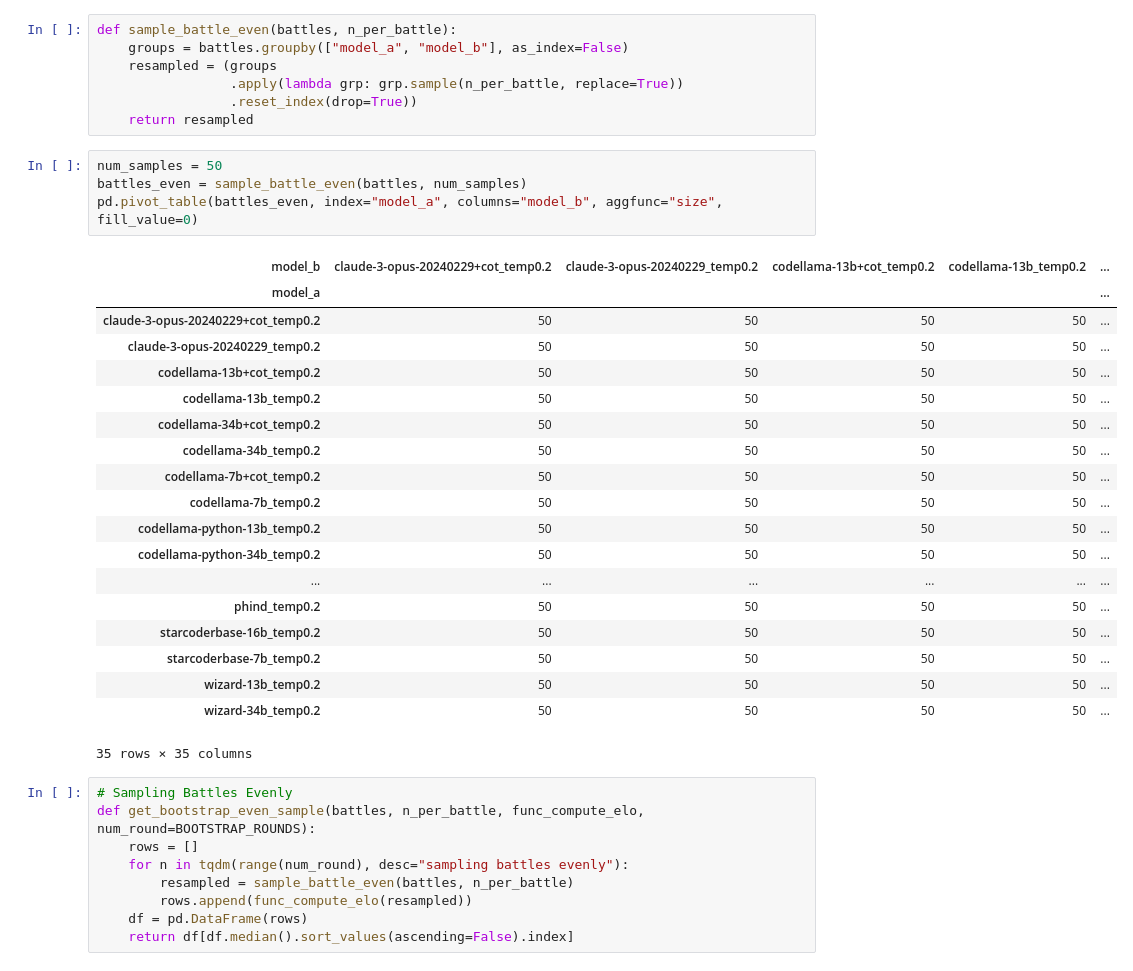
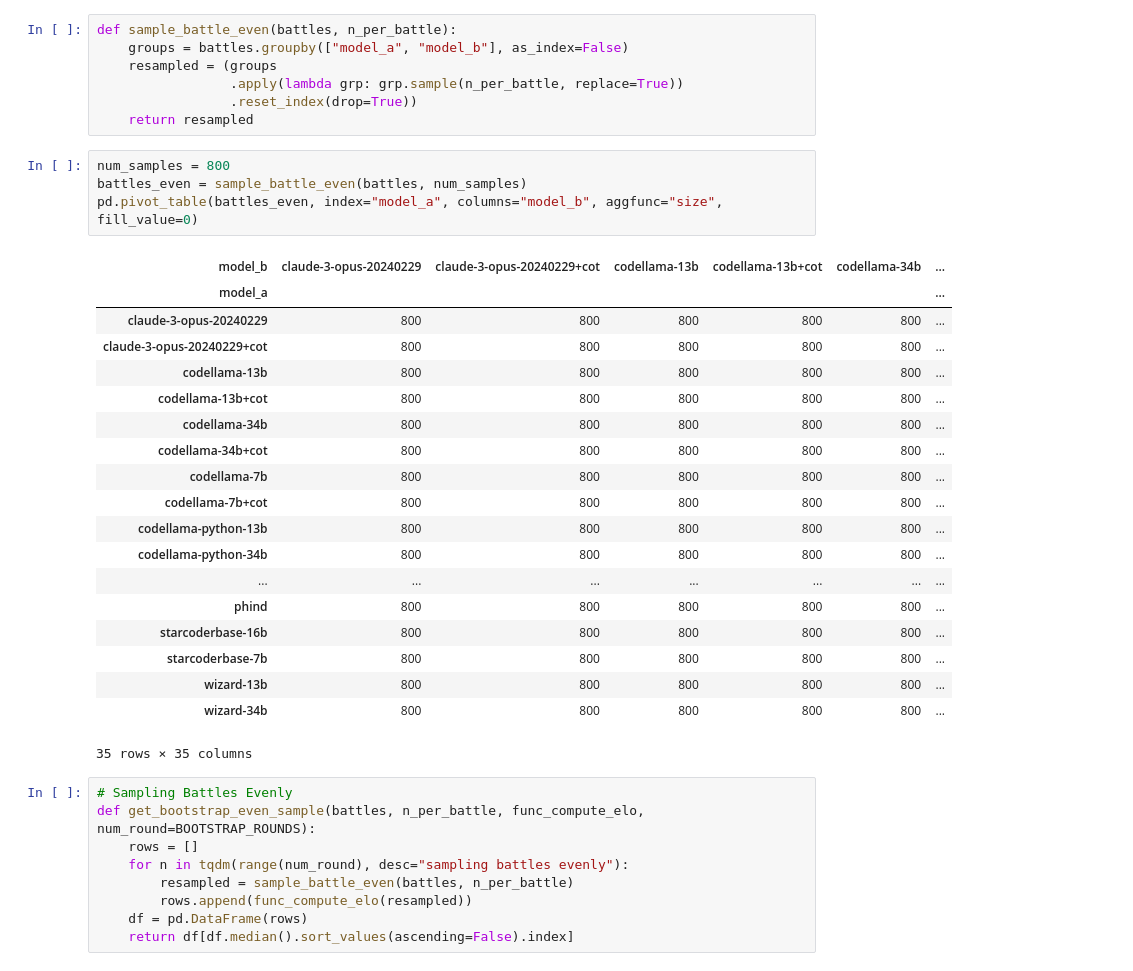
Before and after one commit to crux-eval/eval-arena, a Jupyter notebook: Chatbot_Arena_MLE_Elo_Rating_(Bradley_Terry_model)_Calculation_(Apr_22,_2024).ipynb, the cells around one changed output. Cells and saved outputs as stored; diff of their text form.

```diff
--- a/Chatbot_Arena_MLE_Elo_Rating_(Bradley_Terry_model)_Calculation_(Apr_22,_2024).ipynb
+++ b/Chatbot_Arena_MLE_Elo_Rating_(Bradley_Terry_model)_Calculation_(Apr_22,_2024).ipynb
@@ -701,28 +703,28 @@ def sample_battle_even(battles, n_per_battle):
                  .reset_index(drop=True))
     return resampled
 # %%
-num_samples = 50
+num_samples = 800
 battles_even = sample_battle_even(battles, num_samples)
 pd.pivot_table(battles_even, index="model_a", columns="model_b", aggfunc="size", fill_value=0)
 # %% [output]
-| model_b | claude-3-opus-20240229+cot_temp0.2 | claude-3-opus-20240229_temp0.2 | codellama-13b+cot_temp0.2 | codellama-13b_temp0.2 | ... |
-| model_a |  |  |  |  | ... |
-| claude-3-opus-20240229+cot_temp0.2 | 50 | 50 | 50 | 50 | ... |
-| claude-3-opus-20240229_temp0.2 | 50 | 50 | 50 | 50 | ... |
-| codellama-13b+cot_temp0.2 | 50 | 50 | 50 | 50 | ... |
-| codellama-13b_temp0.2 | 50 | 50 | 50 | 50 | ... |
-| codellama-34b+cot_temp0.2 | 50 | 50 | 50 | 50 | ... |
-| codellama-34b_temp0.2 | 50 | 50 | 50 | 50 | ... |
-| codellama-7b+cot_temp0.2 | 50 | 50 | 50 | 50 | ... |
-| codellama-7b_temp0.2 | 50 | 50 | 50 | 50 | ... |
-| codellama-python-13b_temp0.2 | 50 | 50 | 50 | 50 | ... |
-| codellama-python-34b_temp0.2 | 50 | 50 | 50 | 50 | ... |
-| ... | ... | ... | ... | ... | ... |
-| phind_temp0.2 | 50 | 50 | 50 | 50 | ... |
-| starcoderbase-16b_temp0.2 | 50 | 50 | 50 | 50 | ... |
-| starcoderbase-7b_temp0.2 | 50 | 50 | 50 | 50 | ... |
-| wizard-13b_temp0.2 | 50 | 50 | 50 | 50 | ... |
-| wizard-34b_temp0.2 | 50 | 50 | 50 | 50 | ... |
+| model_b | claude-3-opus-20240229 | claude-3-opus-20240229+cot | codellama-13b | codellama-13b+cot | codellama-34b | ... |
+| model_a |  |  |  |  |  | ... |
+| claude-3-opus-20240229 | 800 | 800 | 800 | 800 | 800 | ... |
+| claude-3-opus-20240229+cot | 800 | 800 | 800 | 800 | 800 | ... |
+| codellama-13b | 800 | 800 | 800 | 800 | 800 | ... |
+| codellama-13b+cot | 800 | 800 | 800 | 800 | 800 | ... |
+| codellama-34b | 800 | 800 | 800 | 800 | 800 | ... |
+| codellama-34b+cot | 800 | 800 | 800 | 800 | 800 | ... |
+| codellama-7b | 800 | 800 | 800 | 800 | 800 | ... |
+| codellama-7b+cot | 800 | 800 | 800 | 800 | 800 | ... |
+| codellama-python-13b | 800 | 800 | 800 | 800 | 800 | ... |
+| codellama-python-34b | 800 | 800 | 800 | 800 | 800 | ... |
+| ... | ... | ... | ... | ... | ... | ... |
+| phind | 800 | 800 | 800 | 800 | 800 | ... |
+| starcoderbase-16b | 800 | 800 | 800 | 800 | 800 | ... |
+| starcoderbase-7b | 800 | 800 | 800 | 800 | 800 | ... |
+| wizard-13b | 800 | 800 | 800 | 800 | 800 | ... |
+| wizard-34b | 800 | 800 | 800 | 800 | 800 | ... |
 35 rows × 35 columns
 # %%
 # Sampling Battles Evenly
```
Also changed, not shown: parts of 9 cells of this notebook, 9 other files.
